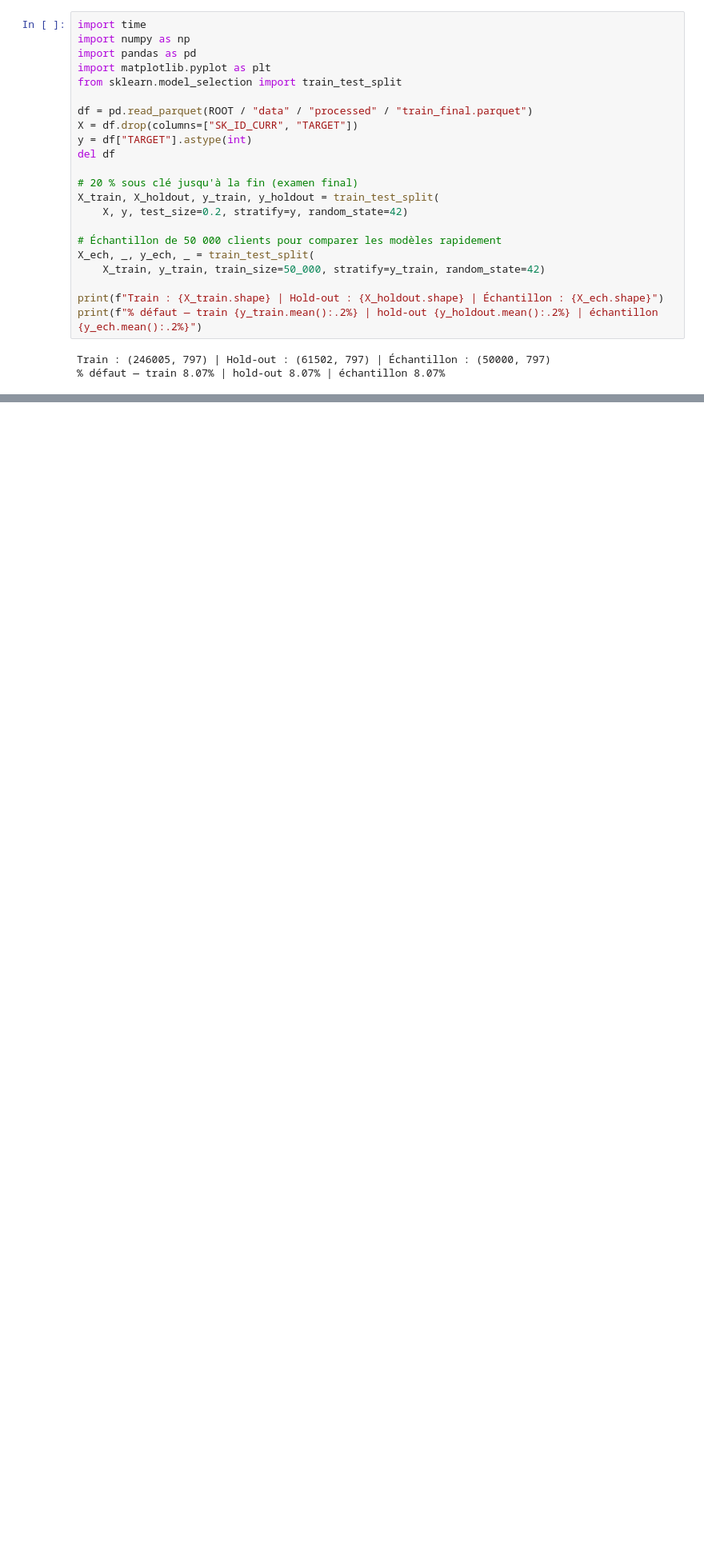
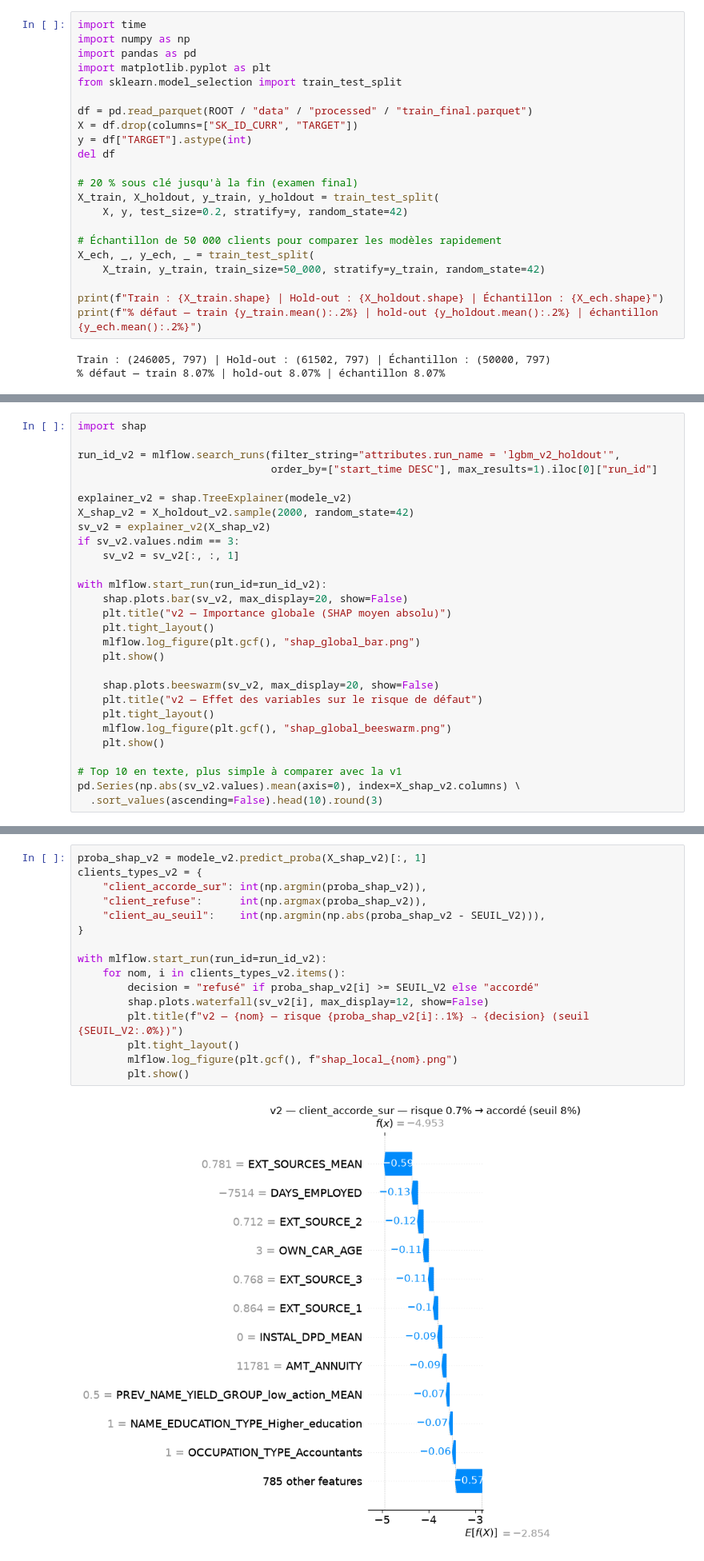
Before and after one commit to thebert117/pret-a-depenser, a Jupyter notebook: notebooks/03_modelisations.ipynb, the cells around one changed output, grey strips where cells are left out. Shown at 80% size. Saved outputs shown, nothing was run; the diff lists cells and outputs as text; blank space fills up the shorter version.

```diff
--- a/notebooks/03_modelisations.ipynb
+++ b/notebooks/03_modelisations.ipynb
@@ -51,0 +692,28 @@ Train : (246005, 797) | Hold-out : (61502, 797) | Échantillon : (50000, 797)
+# %%
+import shap
+
+run_id_v2 = mlflow.search_runs(filter_string="attributes.run_name = 'lgbm_v2_holdout'",
+                               order_by=["start_time DESC"], max_results=1).iloc[0]["run_id"]
+
+explainer_v2 = shap.TreeExplainer(modele_v2)
+X_shap_v2 = X_holdout_v2.sample(2000, random_state=42)
+sv_v2 = explainer_v2(X_shap_v2)
+if sv_v2.values.ndim == 3:
+    sv_v2 = sv_v2[:, :, 1]
+
+with mlflow.start_run(run_id=run_id_v2):
+    shap.plots.bar(sv_v2, max_display=20, show=False)
+    plt.title("v2 — Importance globale (SHAP moyen absolu)")
+    plt.tight_layout()
+    mlflow.log_figure(plt.gcf(), "shap_global_bar.png")
+    plt.show()
+
+    shap.plots.beeswarm(sv_v2, max_display=20, show=False)
+    plt.title("v2 — Effet des variables sur le risque de défaut")
+    plt.tight_layout()
+    mlflow.log_figure(plt.gcf(), "shap_global_beeswarm.png")
+    plt.show()
+
+# Top 10 en texte, plus simple à comparer avec la v1
+pd.Series(np.abs(sv_v2.values).mean(axis=0), index=X_shap_v2.columns) \
+  .sort_values(ascending=False).head(10).round(3)
@@ -51,0 +739,18 @@ Train : (246005, 797) | Hold-out : (61502, 797) | Échantillon : (50000, 797)
+# %%
+proba_shap_v2 = modele_v2.predict_proba(X_shap_v2)[:, 1]
+clients_types_v2 = {
+    "client_accorde_sur": int(np.argmin(proba_shap_v2)),
+    "client_refuse":      int(np.argmax(proba_shap_v2)),
+    "client_au_seuil":    int(np.argmin(np.abs(proba_shap_v2 - SEUIL_V2))),
+}
+
+with mlflow.start_run(run_id=run_id_v2):
+    for nom, i in clients_types_v2.items():
+        decision = "refusé" if proba_shap_v2[i] >= SEUIL_V2 else "accordé"
+        shap.plots.waterfall(sv_v2[i], max_display=12, show=False)
+        plt.title(f"v2 — {nom} — risque {proba_shap_v2[i]:.1%} → {decision} (seuil {SEUIL_V2:.0%})")
+        plt.tight_layout()
+        mlflow.log_figure(plt.gcf(), f"shap_local_{nom}.png")
+        plt.show()
+# %% [output]
+[figure, added]
```
Also changed, not shown: parts of 41 cells of this notebook, 1 other file.
